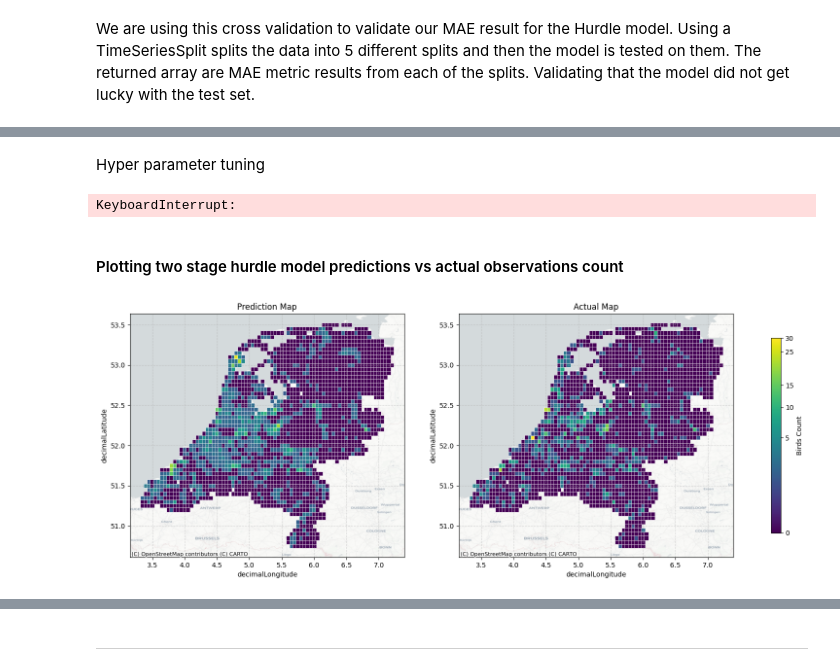
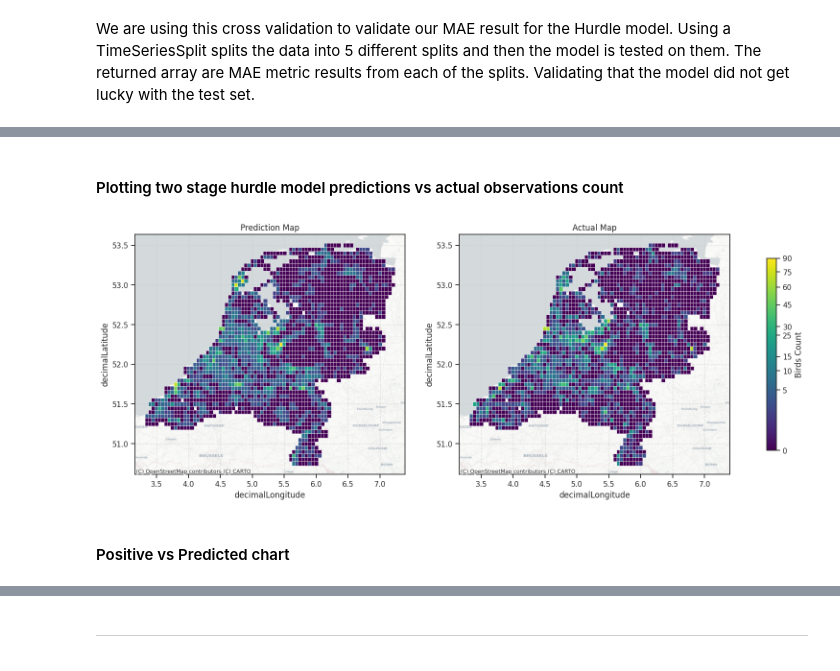
Before and after one commit to kebabzter/the-greatest-cormorant, a Jupyter notebook: notebook-final.ipynb, the cells around one changed output, grey strips where cells are left out. Cells and saved outputs as stored; diff of their text form; code cells hidden in the pictures.

Commit message:
time series cross validarion, class imbalance, hyper params, dropping summer columns

```diff
--- a/notebook-final.ipynb
+++ b/notebook-final.ipynb
@@ -775,5 +783,5 @@ df_weekly_sightings_and_habitats = df_weekly_sightings.merge(
     how="inner",
 )
 # %%
-df_model_filtered = df_weekly_sightings_and_habitats[df_weekly_sightings_and_habitats['year'] > 2019]
+df_model_filtered = df_weekly_sightings_and_habitats[(df_weekly_sightings_and_habitats['year'] > 2019) & (~df_weekly_sightings_and_habitats['month'].between(6,8))]
 # %%
@@ -818,7 +826,7 @@ memory usage: 79.4 MB
 # %% [markdown]
 ### Creating the present target
 # %%
-df_model_filtered['present'] = (df_model_filtered['weekly_cormorant_observations'] > 0).astype(int)
+df_model_filtered['present'] = (df_model_filtered['agg_cormorant_observations'] > 0).astype(int)
 # %% [markdown]
 We order the data by year so that the train-test can split it in a time series manner.
 # %%
@@ -914,8 +1036,8 @@ plt.show()
 # %% [markdown]
 the split differs from the one used for classification since we are changing the target
 # %%
-X = df_model_filtered.drop(columns=['weekly_cormorant_observations','main_habitat','present'])
-y = df_model_filtered['weekly_cormorant_observations']
+X = df_model_filtered.drop(columns=['agg_cormorant_observations','main_habitat','present'])
+y = df_model_filtered['agg_cormorant_observations']
 
 X_train, X_test, y_train, y_test = train_test_split(
     X, y, test_size=0.33, random_state=42, shuffle=False)
@@ -956,12 +1078,12 @@ class HurdleModel(BaseEstimator, RegressorMixin):
 # %%
 model = HurdleModel(
     classifier=RandomForestClassifier(
-    n_estimators=150,
+    n_estimators=100,
     min_samples_split=2,
-    min_samples_leaf=50,
-    max_features="log2",
-    max_depth=15,
-    class_weight="balanced",
+    min_samples_leaf=5,
+    max_features=None,
+    max_depth=20,
+    class_weight="balanced_subsample",
     random_state=42,
     n_jobs=-1
    ),
@@ -974,5 +1096,6 @@ model = HurdleModel(
    )
 )
 
+
 model.fit(X_train,y_train)
 # %% [output]
@@ -1049,61 +1171,35 @@ array([0.51, 0.5 , 0.49, 0.52, 0.56])
-# %% [markdown]
-Hyper parameter tuning
-# %%
-param_distributions = {
-    'n_estimators': [100, 150, 200],
-    'max_depth': [8, 15, 20, None],
-    'min_samples_split': [2, 5, 10],
-    'min_samples_leaf': [5,10,20,50],
-    'max_features': ["sqrt", "log2", None],
-    'class_weight': ["balanced", "balanced_subsample"]
-}
-
-
-random_search = RandomizedSearchCV(
-    estimator=baseModel,
-    param_distributions=param_distributions,
-    n_iter=10,
-    cv=3,
-    n_jobs=3,
-    random_state=42
-)
-
-
-random_search.fit(X_train, y_train)
-
-print(f"Best Parameters: {random_search.best_params_}")
-# %% [output]
-KeyboardInterrupt:
 # %% [markdown]
 #### Plotting two stage hurdle model predictions vs actual observations count
 # %%
 fig, axes = plt.subplots(1, 2, figsize=(20, 6.5))
 
-my_norm = colors.PowerNorm(gamma=0.4, vmin=0, vmax=30)
+my_norm = colors.PowerNorm(gamma=0.4, vmin=0, vmax=90)
 
 sns.scatterplot(
     data=X_test, x='decimalLongitude', y='decimalLatitude',
     hue=y_pred, hue_norm=my_norm, palette='viridis', legend=False, marker='s',
     ax=axes[0]
 )
 cx.add_basemap(axes[0], crs="EPSG:4326", source=cx.providers.CartoDB.Positron)
 axes[0].set_title("Prediction Map")
 axes[0].grid(True, linestyle='--', alpha=0.5)
 
 
 sns.scatterplot(
     data=X_test, x='decimalLongitude', y='decimalLatitude',
     hue=y_test, hue_norm=my_norm, palette='viridis', legend=False, marker='s',
     ax=axes[1]
 )
 cx.add_basemap(axes[1], crs="EPSG:4326", source=cx.providers.CartoDB.Positron)
 axes[1].set_title("Actual Map")
 axes[1].grid(True, linestyle='--', alpha=0.5)
 
 sm = plt.cm.ScalarMappable(cmap='viridis', norm=my_norm)
 cbar = fig.colorbar(sm, ax=axes.ravel().tolist(), label='Birds Count', shrink = 0.8)
-cbar.set_ticks([0, 5, 10, 15, 25, 30])
+cbar.set_ticks([0, 5, 10, 15, 25, 30,45, 60, 75, 90])
 
 plt.show()
 # %% [output]
-[figure, old version]
+[figure, new version]
+# %% [markdown]
+#### Positive vs Predicted chart
```
Also changed, not shown: parts of 44 cells of this notebook.
